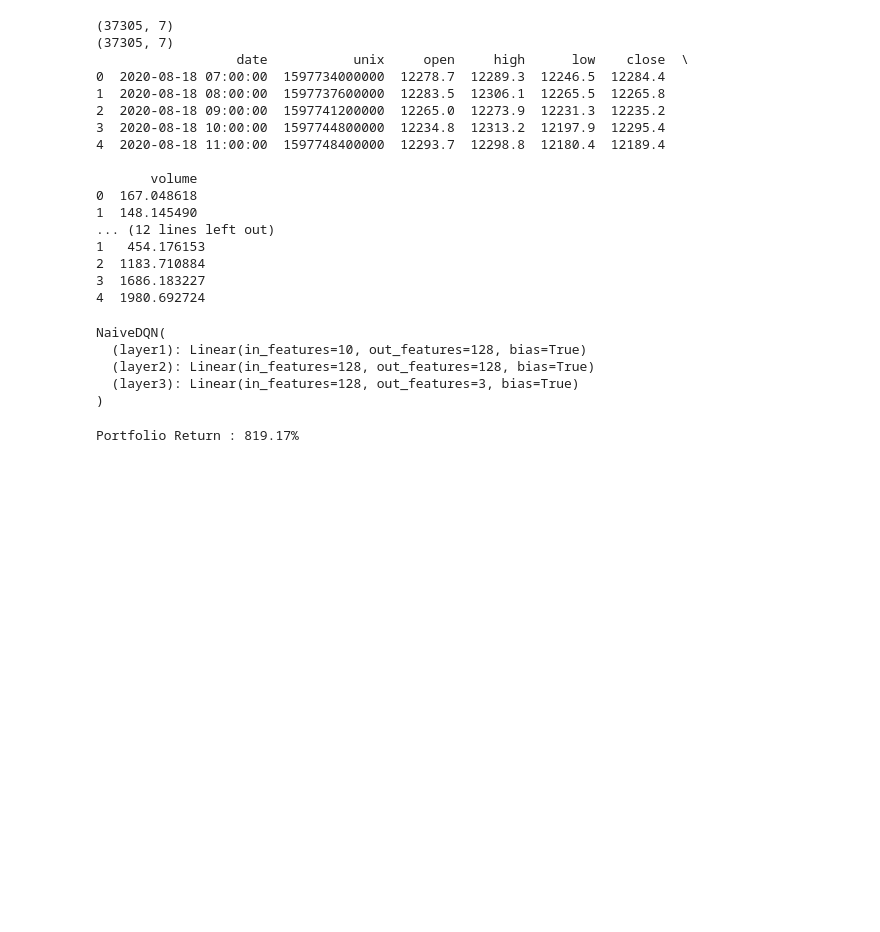
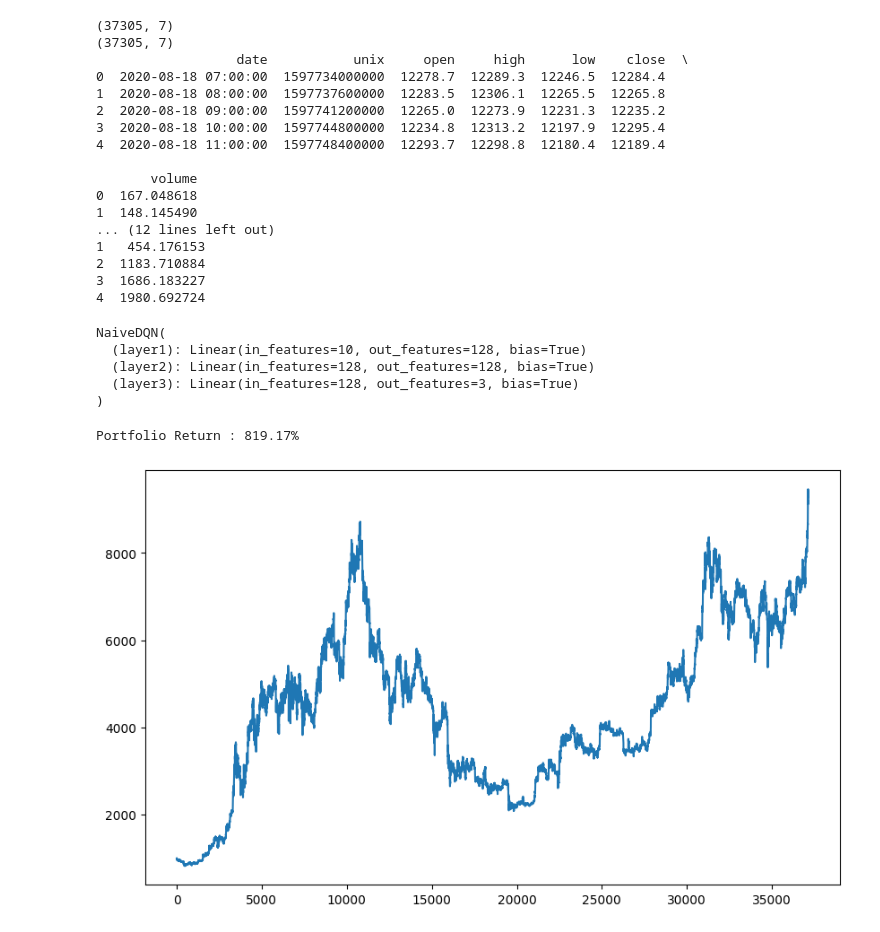
Before and after one commit to Dogeon188/StockSense, a Jupyter notebook: server/inference.ipynb, the cells around one changed output. Drawn from its saved outputs; the diff is of its cells as text; code cells hidden in the pictures; blank space fills up the shorter version.

Commit message:
[Add] baseline.ipynb for baseline training and testing with stablebaseline3 [Modify] inference.ipynb to plot [Modify] customenv.py to make sure the env can run with baseline [Add] a2c.zip

```diff
--- a/server/inference.ipynb
+++ b/server/inference.ipynb
@@ -69,7 +69,7 @@ NaiveDQN(
 )
 # %%
 # Test the model
-state = env.reset()
+state, info = env.reset()
 state = torch.tensor(state, dtype=torch.float32, device=device).unsqueeze(0)
 for t in tqdm(count(), total=env.get_dfs_length()):
     action = policy_net.act(state)
@@ -79,5 +79,13 @@ for t in tqdm(count(), total=env.get_dfs_length()):
         dtype=torch.float32, device=device).unsqueeze(0)
     if terminated or truncated:
         break
+history_dqn = env.get_history()
 # %% [output]
 Portfolio Return : 819.17%
+# %%
+# Plot the history
+plt.figure(figsize=(10, 6))
+plt.plot(history_dqn, label="DQN")
+plt.show()
+# %% [output]
+[figure, added]
```
Also changed, not shown: 3 other files.
